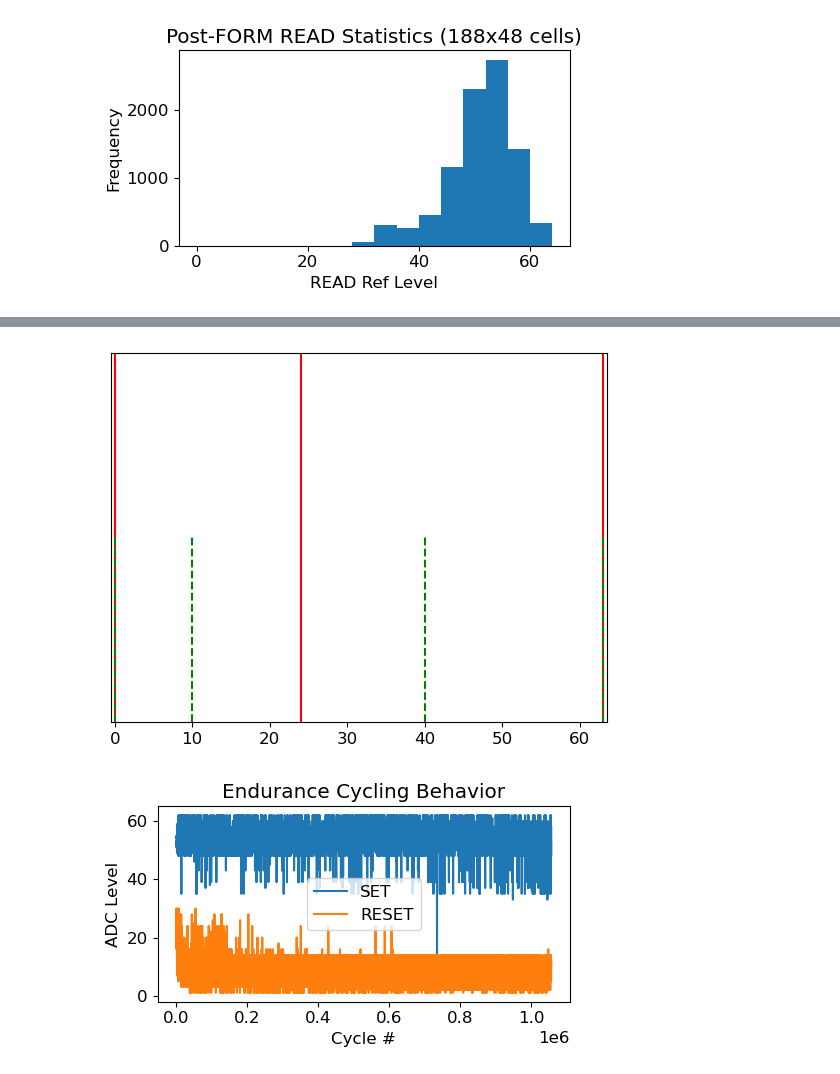
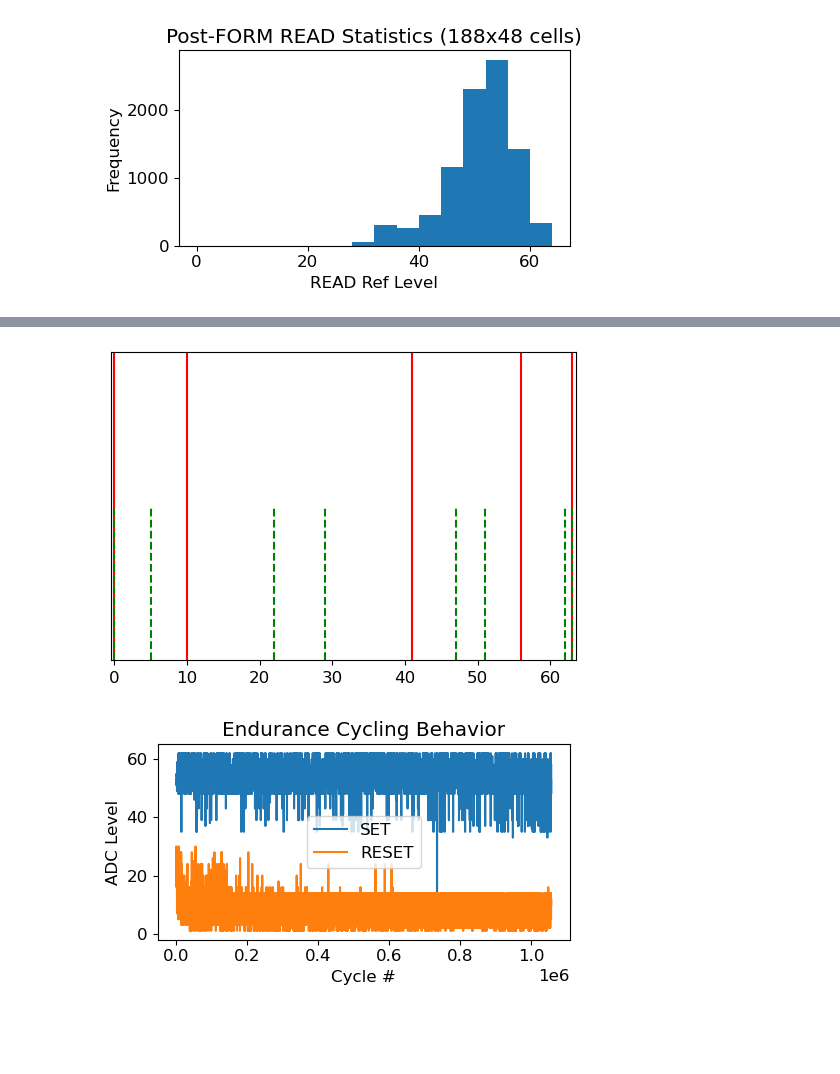
Before and after one commit to akashlevy/ember-python, a Jupyter notebook: analysis/characterizations.ipynb, the cells around one changed output, grey strips where cells are left out. Drawn from its saved outputs; the diff is of its cells as text; code cells hidden in the pictures; blank space fills up the shorter version.

```diff
--- a/analysis/characterizations.ipynb
+++ b/analysis/characterizations.ipynb
@@ -175,16 +175,16 @@ def binary_to_gray_op(n):
 # %%
 # Plot conductance ranges
 import json
-settings = json.load(open("../settings/1bpc.json"))
+settings = json.load(open("../settings/2bpc.json"))
 plt.axvline(0, 0, 1, color='r')
 for level in settings["level_settings"]:
     plt.axvline(level["adc_upper_read_ref_lvl"], 0, 1, color='r')
     plt.axvline(level["adc_lower_write_ref_lvl"], 0, 0.5, color='g', linestyle='--')
     plt.axvline(level["adc_upper_write_ref_lvl"], 0, 0.5, color='g', linestyle='--')
 plt.xlim(-0.5, 63.5)
 plt.gca().get_yaxis().set_visible(False)
 # %% [output]
-[figure, old version]
+[figure, new version]
 # %%
 names = ["addr", "i", "Cycle #", "RESET", "SET"]
 data = pd.read_csv(f"../data/endurance.csv.gz", delimiter='\t', names=names)
```
Also changed, not shown: parts of 1 cell of this notebook, 26 other files.
